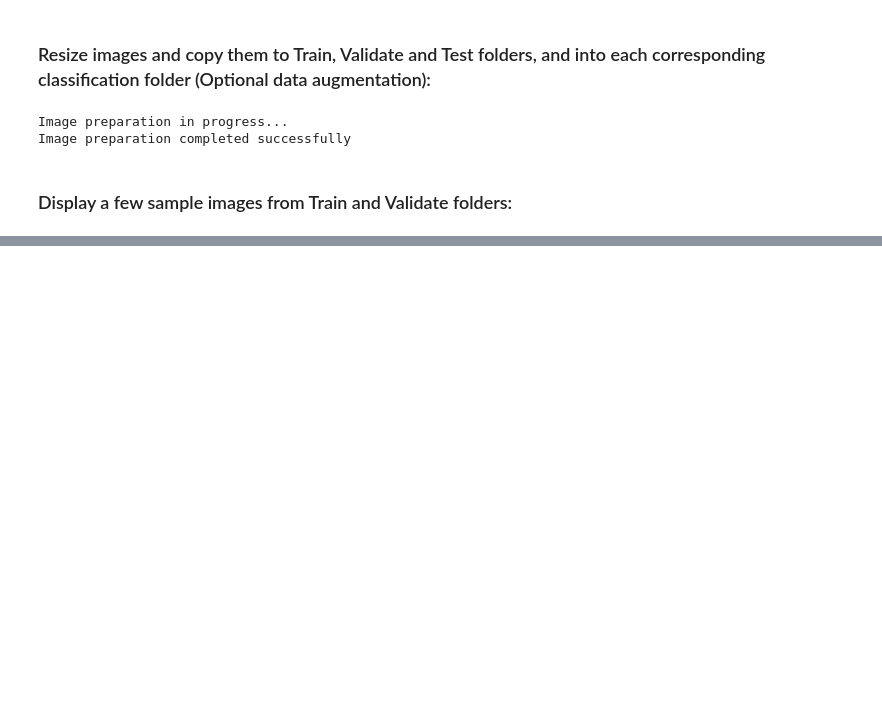
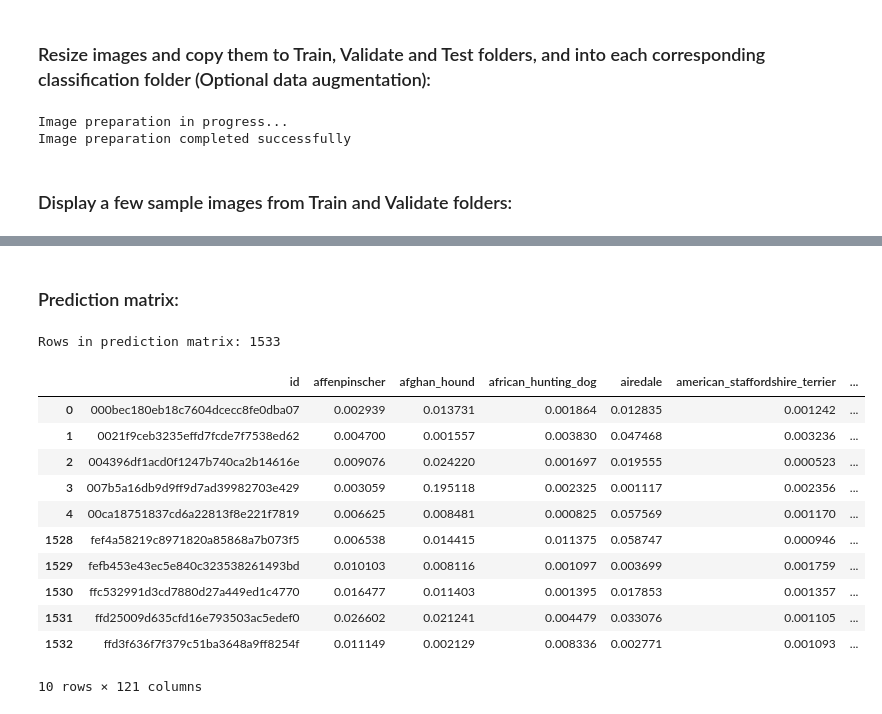
Before and after one commit to gelidely/dog-breeds, a Jupyter notebook: dog_breeds.ipynb, the cells around one changed output, grey strips where cells are left out. Saved outputs shown, nothing was run; the diff lists cells and outputs as text; code cells hidden in the pictures; blank space fills up the shorter version.

```diff
--- a/dog_breeds.ipynb
+++ b/dog_breeds.ipynb
@@ -140,0 +374,3 @@ sample_images('validate', 2)
+# %%
+test_gen.reset()
+predict = model.predict_generator(generator=test_gen, verbose=1)
@@ -140,0 +379,34 @@ sample_images('validate', 2)
+# %% [markdown]
+### Prediction matrix:
+# %%
+breeds = train_gen.class_indices
+breeds = dict((val, key) for key, val in breeds.items())
+
+pred_colnames = list(breeds.values())
+pred_colnames.insert(0, 'id')
+
+prediction_matrix = pd.DataFrame(columns=pred_colnames)
+
+for img in range(0, len(predict)):
+    pred_list = [pred for pred in predict[img]]
+    pred_list.insert(0, compared['id'][img])
+    prediction_matrix = prediction_matrix.append(pd.DataFrame([pred_list], columns=pred_colnames), ignore_index=True)
+
+print("Rows in prediction matrix:", len(prediction_matrix))
+
+# display head and tail of prediction matrix from test set
+prediction_matrix.iloc[np.r_[0:5, -5:0]]
+# %% [output]
+Rows in prediction matrix: 1533
+|  | id | affenpinscher | afghan_hound | african_hunting_dog | airedale | american_staffordshire_terrier | ... |
+| 0 | 000bec180eb18c7604dcecc8fe0dba07 | 0.002939 | 0.013731 | 0.001864 | 0.012835 | 0.001242 | ... |
+| 1 | 0021f9ceb3235effd7fcde7f7538ed62 | 0.004700 | 0.001557 | 0.003830 | 0.047468 | 0.003236 | ... |
+| 2 | 004396df1acd0f1247b740ca2b14616e | 0.009076 | 0.024220 | 0.001697 | 0.019555 | 0.000523 | ... |
+| 3 | 007b5a16db9d9ff9d7ad39982703e429 | 0.003059 | 0.195118 | 0.002325 | 0.001117 | 0.002356 | ... |
+| 4 | 00ca18751837cd6a22813f8e221f7819 | 0.006625 | 0.008481 | 0.000825 | 0.057569 | 0.001170 | ... |
+| 1528 | fef4a58219c8971820a85868a7b073f5 | 0.006538 | 0.014415 | 0.011375 | 0.058747 | 0.000946 | ... |
+| 1529 | fefb453e43ec5e840c323538261493bd | 0.010103 | 0.008116 | 0.001097 | 0.003699 | 0.001759 | ... |
+| 1530 | ffc532991d3cd7880d27a449ed1c4770 | 0.016477 | 0.011403 | 0.001395 | 0.017853 | 0.001357 | ... |
+| 1531 | ffd25009d635cfd16e793503ac5edef0 | 0.026602 | 0.021241 | 0.004479 | 0.033076 | 0.001105 | ... |
+| 1532 | ffd3f636f7f379c51ba3648a9ff8254f | 0.011149 | 0.002129 | 0.008336 | 0.002771 | 0.001093 | ... |
+10 rows × 121 columns
```
Also changed, not shown: parts of 28 cells of this notebook.
